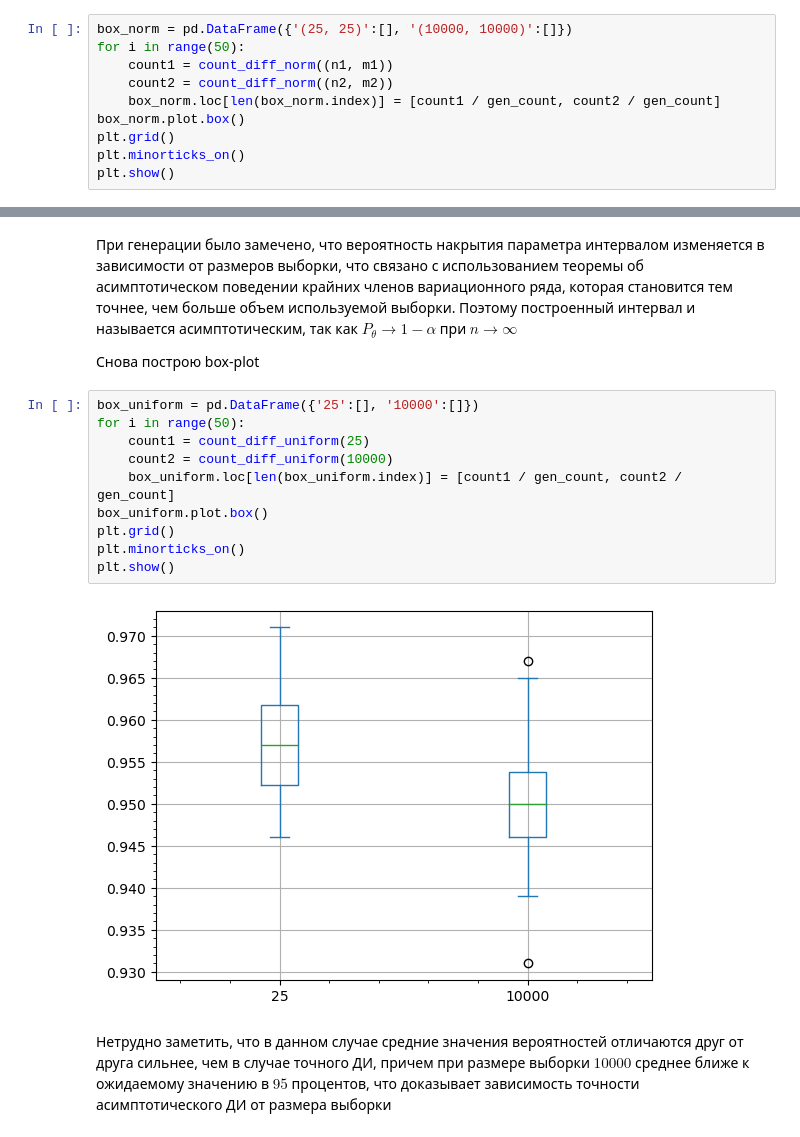
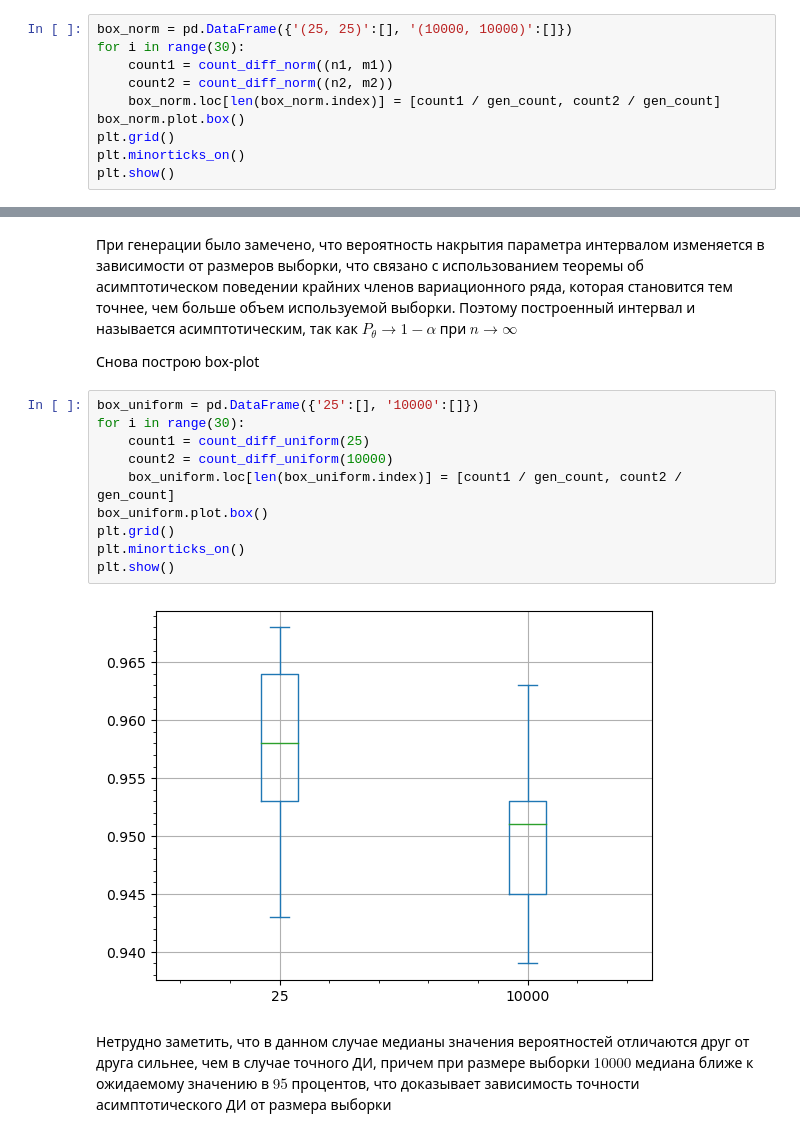
Before and after one commit to alexmoroz002/Math-Stat, a Jupyter notebook: lab-3_ms.ipynb, the cells around one changed output, grey strips where cells are left out. Saved outputs shown, nothing was run; the diff lists cells and outputs as text.

```diff
--- a/lab-3_ms.ipynb
+++ b/lab-3_ms.ipynb
@@ -139,7 +139,7 @@ diff_cnt
 Для наглядности построю box-plot вероятностей, что интервал накрывает данное значение параметра
 # %%
 box_norm = pd.DataFrame({'(25, 25)':[], '(10000, 10000)':[]})
-for i in range(50):
+for i in range(30):
     count1 = count_diff_norm((n1, m1))
     count2 = count_diff_norm((n2, m2))
     box_norm.loc[len(box_norm.index)] = [count1 / gen_count, count2 / gen_count]
@@ -234,15 +234,15 @@ diff_cnt
 Снова построю box-plot
 # %%
 box_uniform = pd.DataFrame({'25':[], '10000':[]})
-for i in range(50):
+for i in range(30):
     count1 = count_diff_uniform(25)
     count2 = count_diff_uniform(10000)
     box_uniform.loc[len(box_uniform.index)] = [count1 / gen_count, count2 / gen_count]
 box_uniform.plot.box()
 plt.grid()
 plt.minorticks_on()
 plt.show()
 # %% [output]
-[figure, old version]
+[figure, new version]
 # %% [markdown]
-Нетрудно заметить, что в данном случае средние значения вероятностей отличаются друг от друга сильнее, чем в случае точного ДИ, причем при размере выборки $10000$ среднее ближе к ожидаемому значению в $95$ процентов, что доказывает зависимость точности асимптотического ДИ от размера выборки
+Нетрудно заметить, что в данном случае медианы значения вероятностей отличаются друг от друга сильнее, чем в случае точного ДИ, причем при размере выборки $10000$ медиана ближе к ожидаемому значению в $95$ процентов, что доказывает зависимость точности асимптотического ДИ от размера выборки
```
Also changed, not shown: parts of 4 cells of this notebook.
